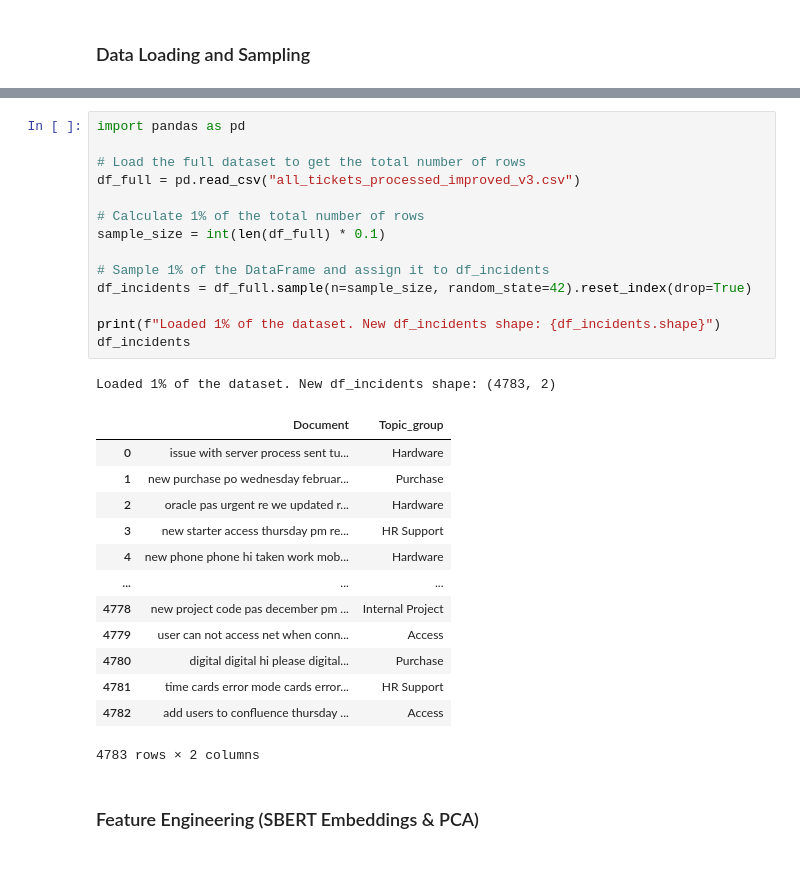
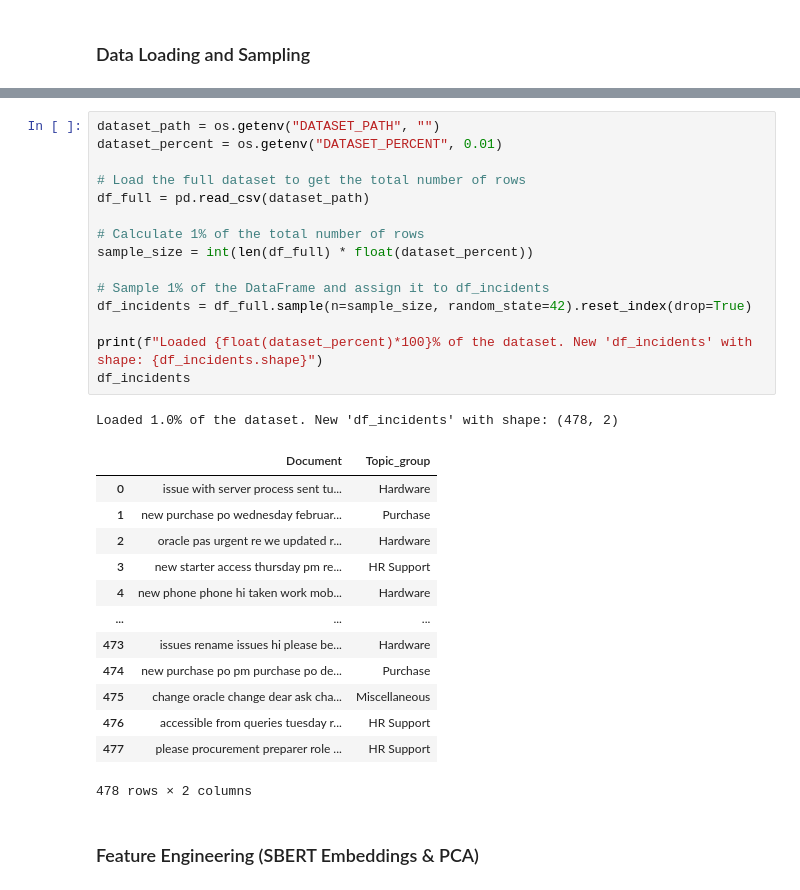
Before and after one commit to ZikGitHub/STIColabNotebooks, a Jupyter notebook: ServiceTickets002.ipynb, the cells around one changed output, grey strips where cells are left out. Drawn from its saved outputs; the diff is of its cells as text.

```diff
--- a/ServiceTickets002.ipynb
+++ b/ServiceTickets002.ipynb
@@ -5,32 +11,33 @@ import os
 # %%
-import pandas as pd
+dataset_path = os.getenv("DATASET_PATH", "")
+dataset_percent = os.getenv("DATASET_PERCENT", 0.01)
 
 # Load the full dataset to get the total number of rows
-df_full = pd.read_csv("all_tickets_processed_improved_v3.csv")
+df_full = pd.read_csv(dataset_path)
 
 # Calculate 1% of the total number of rows
-sample_size = int(len(df_full) * 0.1)
+sample_size = int(len(df_full) * float(dataset_percent))
 
 # Sample 1% of the DataFrame and assign it to df_incidents
 df_incidents = df_full.sample(n=sample_size, random_state=42).reset_index(drop=True)
 
-print(f"Loaded 1% of the dataset. New df_incidents shape: {df_incidents.shape}")
+print(f"Loaded {float(dataset_percent)*100}% of the dataset. New 'df_incidents' with shape: {df_incidents.shape}")
 df_incidents
 # %% [output]
-Loaded 1% of the dataset. New df_incidents shape: (4783, 2)
+Loaded 1.0% of the dataset. New 'df_incidents' with shape: (478, 2)
 |  | Document | Topic_group |
 | 0 | issue with server process sent tu... | Hardware |
 | 1 | new purchase po wednesday februar... | Purchase |
 | 2 | oracle pas urgent re we updated r... | Hardware |
 | 3 | new starter access thursday pm re... | HR Support |
 | 4 | new phone phone hi taken work mob... | Hardware |
 | ... | ... | ... |
-| 4778 | new project code pas december pm ... | Internal Project |
-| 4779 | user can not access net when conn... | Access |
-| 4780 | digital digital hi please digital... | Purchase |
-| 4781 | time cards error mode cards error... | HR Support |
-| 4782 | add users to confluence thursday ... | Access |
+| 473 | issues rename issues hi please be... | Hardware |
+| 474 | new purchase po pm purchase po de... | Purchase |
+| 475 | change oracle change dear ask cha... | Miscellaneous |
+| 476 | accessible from queries tuesday r... | HR Support |
+| 477 | please procurement preparer role ... | HR Support |
-4783 rows × 2 columns
+478 rows × 2 columns
 # %% [markdown]
 ### Feature Engineering (SBERT Embeddings & PCA)
 # %%
```
Also changed, not shown: parts of 18 cells of this notebook, 10 other files.
